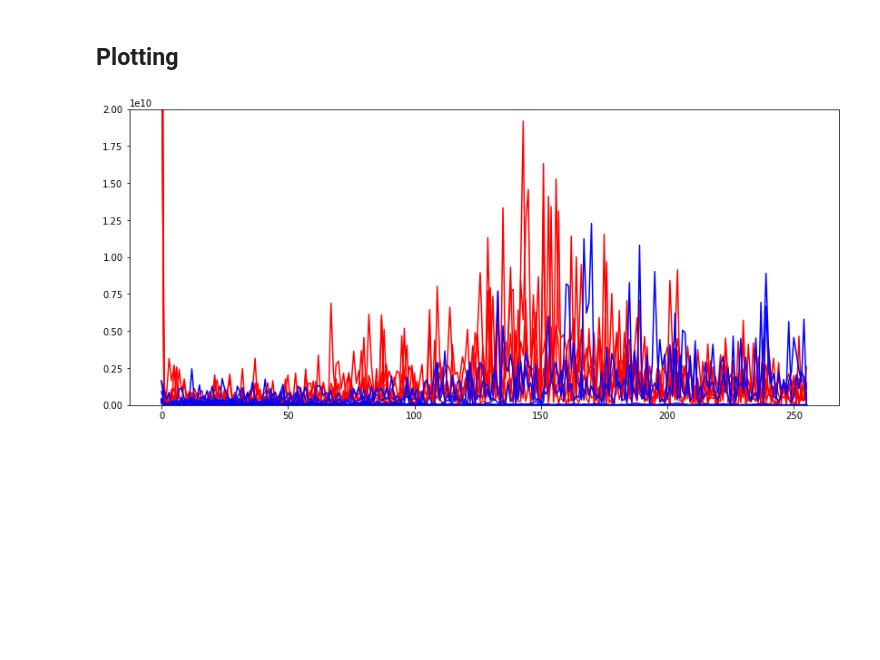
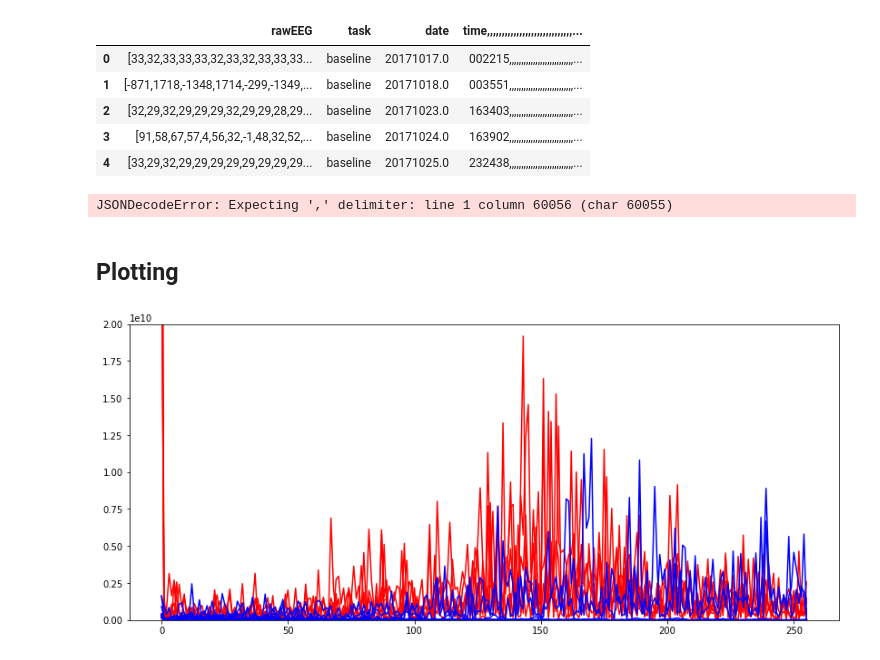
Before and after one commit to sanaiqbalwani/MindReading, a Jupyter notebook: Suchi_Final.ipynb, the cells around one changed output. Saved outputs shown, nothing was run; the diff lists cells and outputs as text; code cells hidden in the pictures; blank space fills up the shorter version.

```diff
--- a/Suchi_Final.ipynb
+++ b/Suchi_Final.ipynb
@@ -25,5 +24,17 @@ dataset = pd.read_csv('Processed_data.csv',sep="|")
-# %%
-dataset["rawEEG"] = dataset["rawEEG"].apply(eval)
+# %%
+dataset.head()
+# %% [output]
+|  | rawEEG | task | date | time,,,,,,,,,,,,,,,,,,,,,,,,,,,,,... |
+| 0 | [33,32,33,33,33,32,33,32,33,33,33... | baseline | 20171017.0 | 002215,,,,,,,,,,,,,,,,,,,,,,,,,,,... |
+| 1 | [-871,1718,-1348,1714,-299,-1349,... | baseline | 20171018.0 | 003551,,,,,,,,,,,,,,,,,,,,,,,,,,,... |
+| 2 | [32,29,32,29,29,29,32,29,29,28,29... | baseline | 20171023.0 | 163403,,,,,,,,,,,,,,,,,,,,,,,,,,,... |
+| 3 | [91,58,67,57,4,56,32,-1,48,32,52,... | baseline | 20171024.0 | 163902,,,,,,,,,,,,,,,,,,,,,,,,,,,... |
+| 4 | [33,29,32,29,29,29,29,29,29,29,29... | baseline | 20171025.0 | 232438,,,,,,,,,,,,,,,,,,,,,,,,,,,... |
+# %%
+dataset.rawEEG = dataset.rawEEG.map(json.loads)
+dataset['date']=pd.to_datetime(dataset['date'])
+# %% [output]
+JSONDecodeError: Expecting ',' delimiter: line 1 column 60056 (char 60055)
 # %%
 def pickup_random_sample(raw_reading):
     pick_len = 512 #length of chunk we want to choose
```
Also changed, not shown: parts of 2 cells of this notebook, 14 other files.
